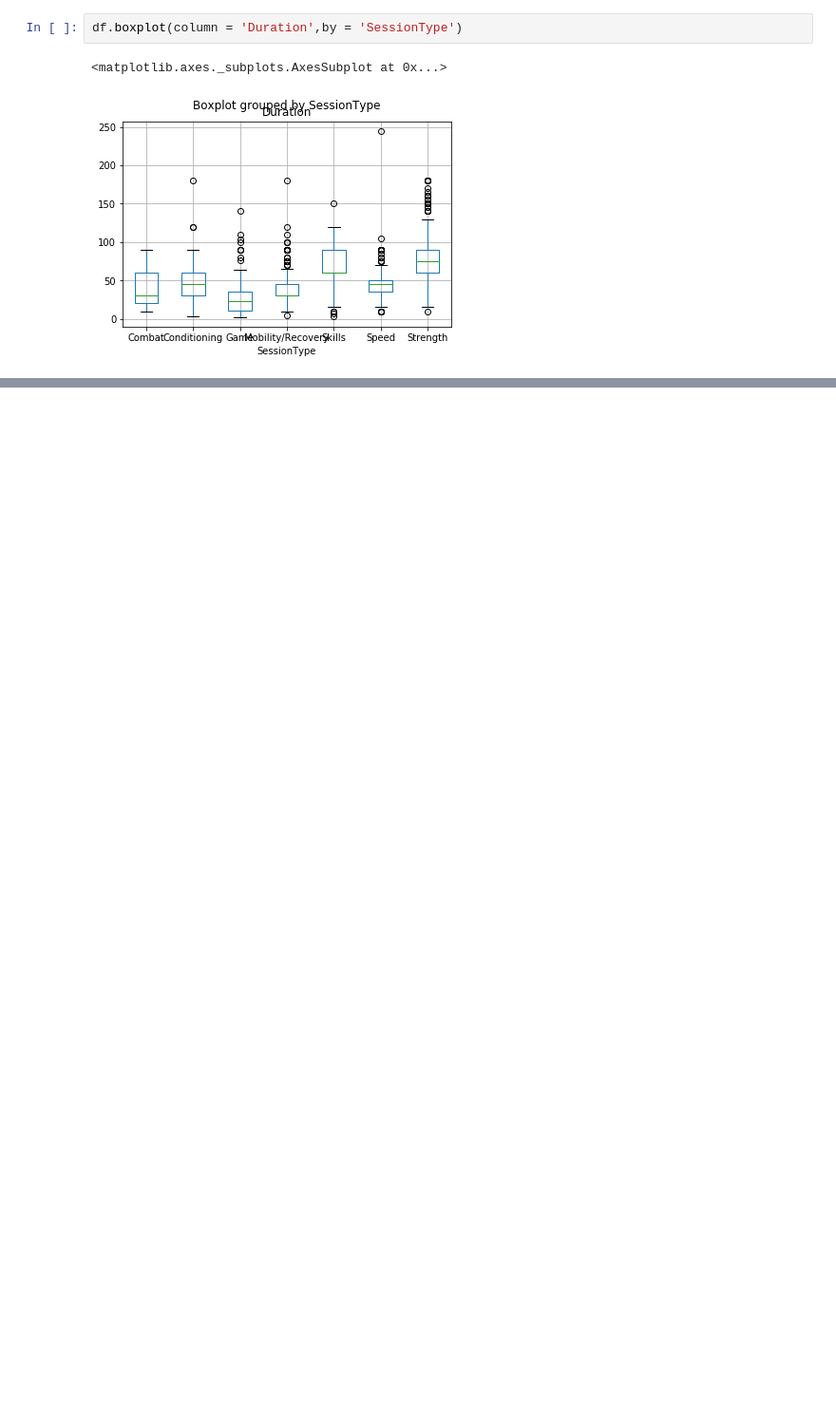
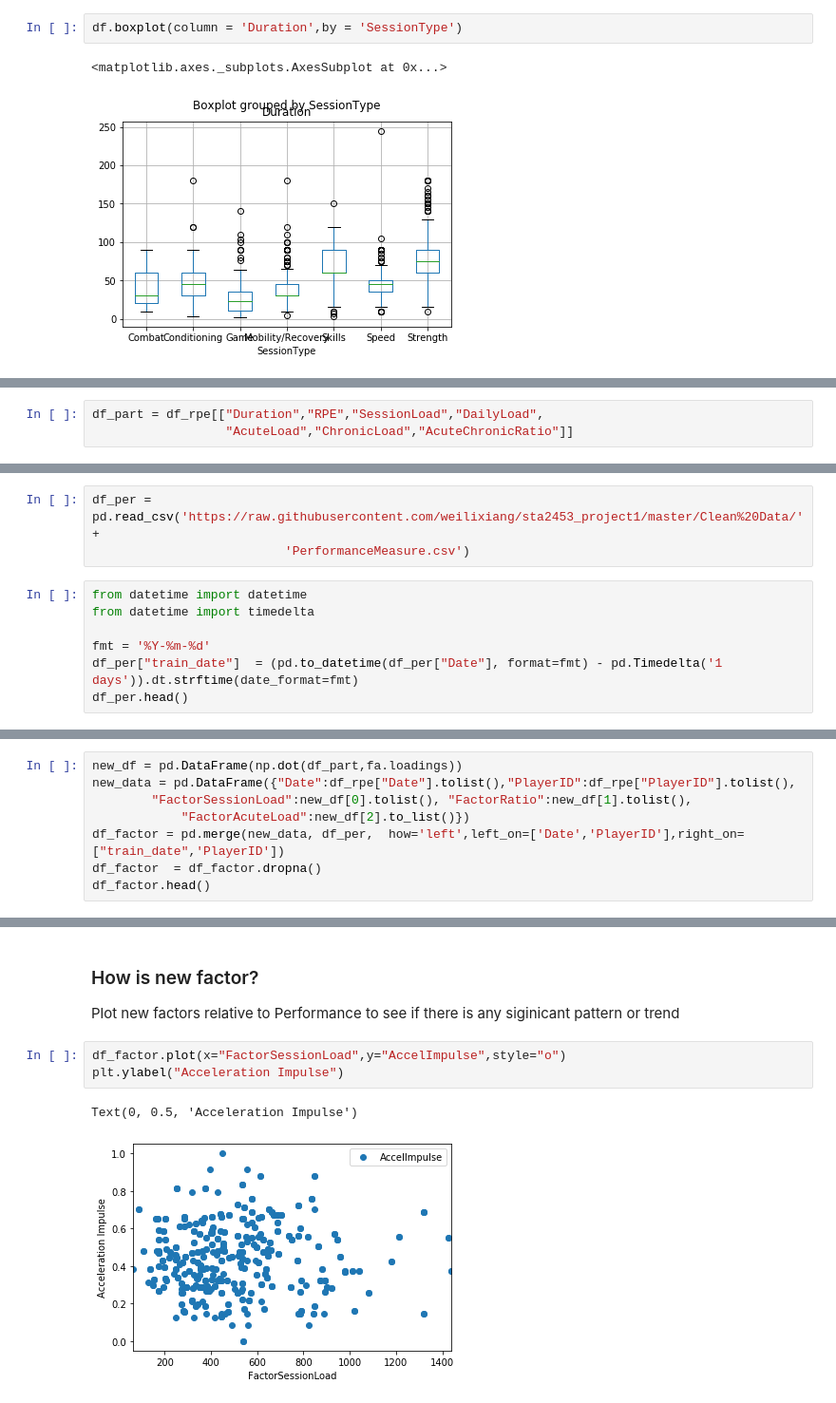
Before and after one commit to Sangha05/sta2453_project1, a Jupyter notebook: RPE_cleaning.ipynb, the cells around one changed output, grey strips where cells are left out. Shown: that part at 95% size. Drawn from its saved outputs; the diff is of its cells as text; blank space fills up the shorter version.

```diff
--- a/RPE_cleaning.ipynb
+++ b/RPE_cleaning.ipynb
@@ -331,0 +178,3 @@ array([[0.        , 0.02362113, 0.02362113, ..., 0.00787371, 0.01968428,
+# %%
+df_part = df_rpe[["Duration","RPE","SessionLoad","DailyLoad",
+                  "AcuteLoad","ChronicLoad","AcuteChronicRatio"]]
@@ -331,0 +222,10 @@ array([[0.        , 0.02362113, 0.02362113, ..., 0.00787371, 0.01968428,
+# %%
+df_per = pd.read_csv('https://raw.githubusercontent.com/weilixiang/sta2453_project1/master/Clean%20Data/' +
+                          'PerformanceMeasure.csv')
+# %%
+from datetime import datetime
+from datetime import timedelta
+
+fmt = '%Y-%m-%d'
+df_per["train_date"]  = (pd.to_datetime(df_per["Date"], format=fmt) - pd.Timedelta('1 days')).dt.strftime(date_format=fmt)
+df_per.head()
@@ -331,0 +239,8 @@ array([[0.        , 0.02362113, 0.02362113, ..., 0.00787371, 0.01968428,
+# %%
+new_df = pd.DataFrame(np.dot(df_part,fa.loadings))
+new_data = pd.DataFrame({"Date":df_rpe["Date"].tolist(),"PlayerID":df_rpe["PlayerID"].tolist(),
+        "FactorSessionLoad":new_df[0].tolist(), "FactorRatio":new_df[1].tolist(),
+            "FactorAcuteLoad":new_df[2].to_list()})
+df_factor = pd.merge(new_data, df_per,  how='left',left_on=['Date','PlayerID'],right_on=["train_date",'PlayerID'])
+df_factor  = df_factor.dropna()
+df_factor.head()
@@ -331,0 +254,9 @@ array([[0.        , 0.02362113, 0.02362113, ..., 0.00787371, 0.01968428,
+# %% [markdown]
+### How is new factor?
+Plot new factors relative to Performance to see if there is any siginicant pattern or trend
+# %%
+df_factor.plot(x="FactorSessionLoad",y="AccelImpulse",style="o")
+plt.ylabel("Acceleration Impulse")
+# %% [output]
+Text(0, 0.5, 'Acceleration Impulse')
+[figure, added]
```
Also changed, not shown: parts of 58 cells of this notebook.
